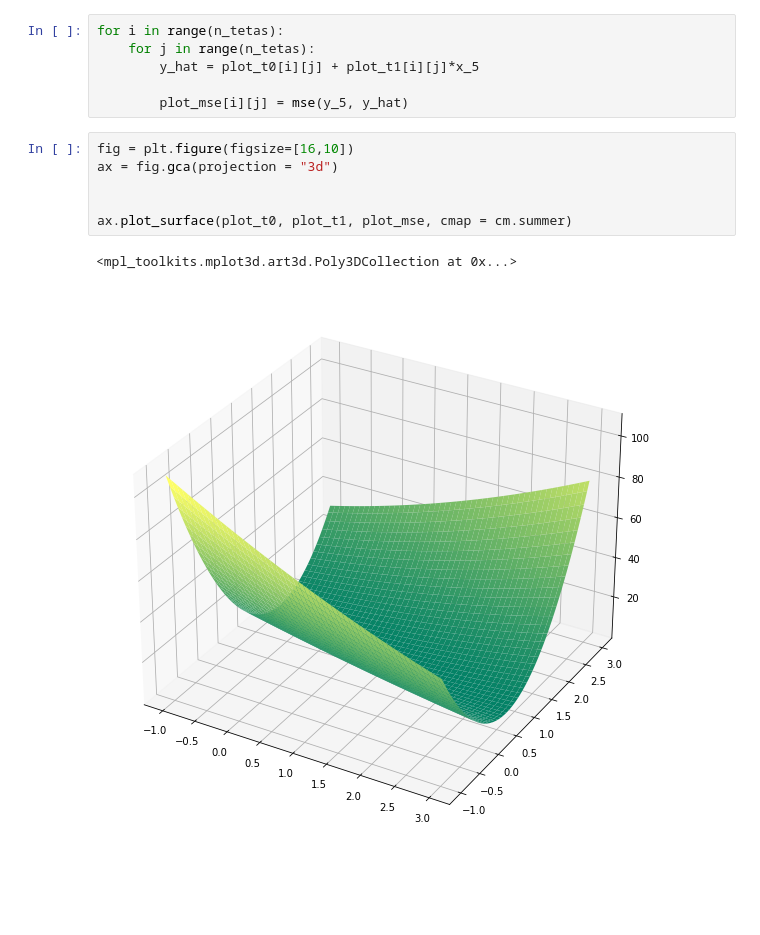
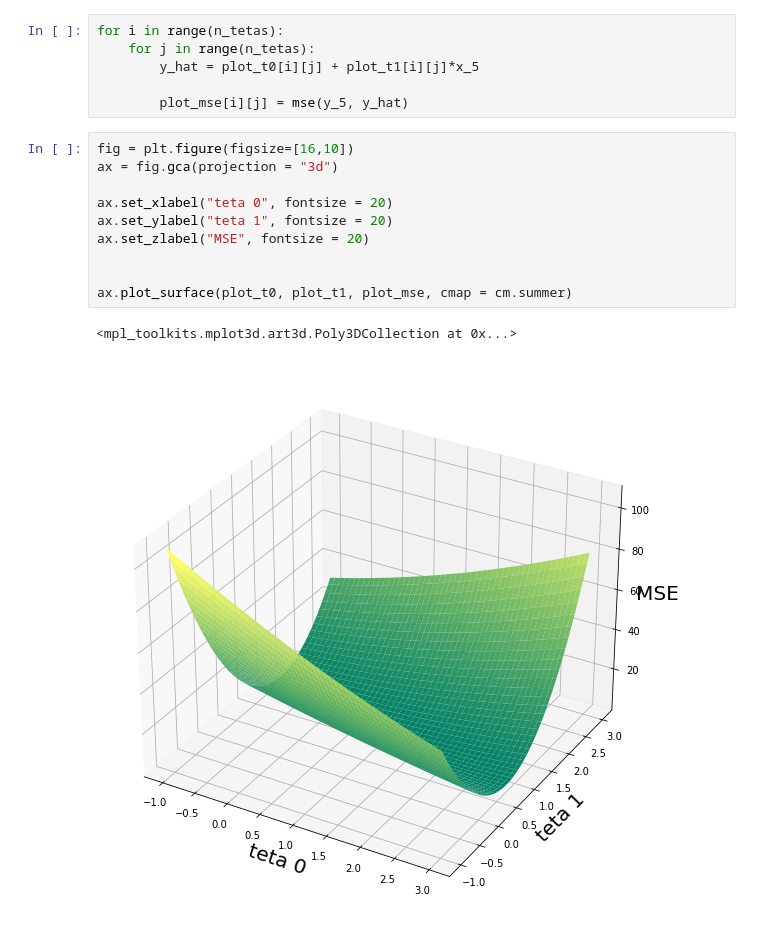
Before and after one commit to jhonatacaiob/Bootcamp-Data-Science, a Jupyter notebook: Secao-4/Grandient Descend.ipynb, the cells around one changed output. Saved outputs shown, nothing was run; the diff lists cells and outputs as text; blank space fills up the shorter version.

```diff
--- a/Secao-4/Grandient Descend.ipynb
+++ b/Secao-4/Grandient Descend.ipynb
@@ -305,9 +305,13 @@ for i in range(n_tetas):
 # %%
 fig = plt.figure(figsize=[16,10])
 ax = fig.gca(projection = "3d")
 
+ax.set_xlabel("teta 0", fontsize = 20)
+ax.set_ylabel("teta 1", fontsize = 20)
+ax.set_zlabel("MSE", fontsize = 20)
+
 
 ax.plot_surface(plot_t0, plot_t1, plot_mse, cmap = cm.summer)
 # %% [output]
 <mpl_toolkits.mplot3d.art3d.Poly3DCollection at 0x...>
-[figure, old version]
+[figure, new version]
```
Also changed, not shown: parts of 5 cells of this notebook.
